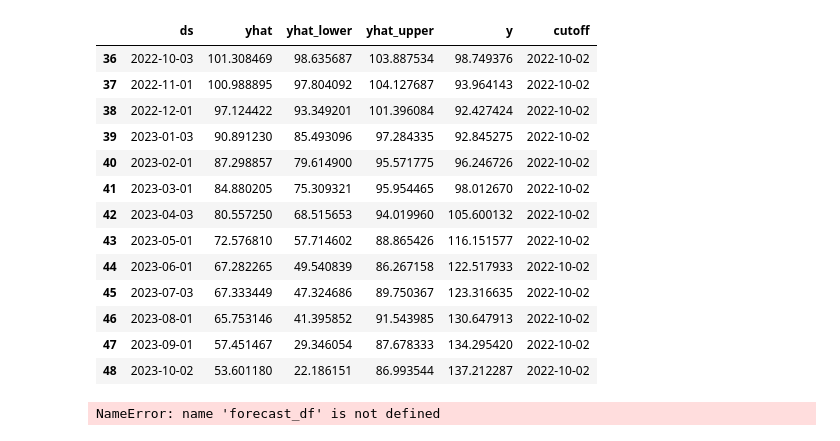
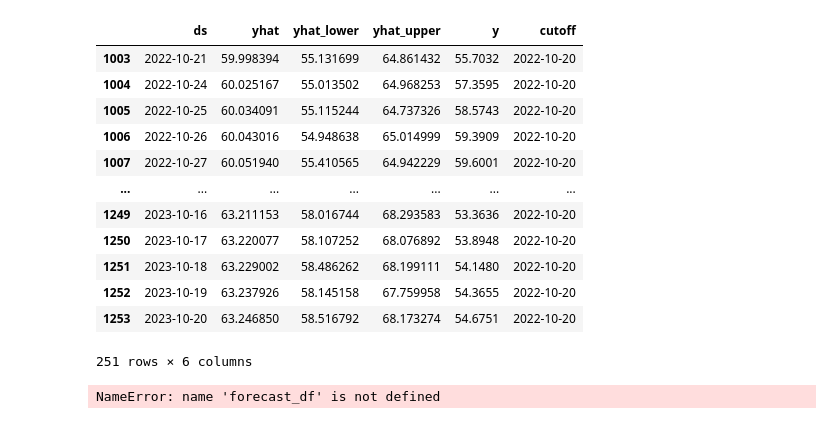
Before and after one commit to evanvolgas/arapbi, a Jupyter notebook: analysis/prophet.ipynb, the cells around one changed output. Cells and saved outputs as stored; diff of their text form; code cells hidden in the pictures.

```diff
--- a/analysis/prophet.ipynb
+++ b/analysis/prophet.ipynb
@@ -27,7 +27,8 @@ logger.setLevel(logging.ERROR)
 def query_ticker_data():
     sql = f"""
         SELECT *
-        FROM `new-life-400922.etl.res_tickers_by_month`
+        FROM `new-life-400922.etl.res_tickers_history`
+        ORDER BY date
     """
     # Run a Standard SQL query with the project set explicitly
     df = pd.read_gbq(sql, project_id=PROJECT_ID, dialect="standard")
@@ -49,7 +50,7 @@ amazon.name = "Amazon"
 alphabet.name = "Alphabet"
 coke.name = "Coca-Cola Co"
 # %%
-TARGET_DF = alphabet
+TARGET_DF = coke
 # %%
 vwap = TARGET_DF['volume_weighted_average_price']
 # %%
@@ -227,20 +232,19 @@ duckdb.sql("select cutoff, count(*) from df_cv group by 1 order by 1").df()
 # %%
-df_cv[df_cv.cutoff=="2022-10-02"]
+df_cv[df_cv.cutoff=="2022-10-20"]
 # %% [output]
 |  | ds | yhat | yhat_lower | yhat_upper | y | cutoff |
-| 36 | 2022-10-03 | 101.308469 | 98.635687 | 103.887534 | 98.749376 | 2022-10-02 |
-| 37 | 2022-11-01 | 100.988895 | 97.804092 | 104.127687 | 93.964143 | 2022-10-02 |
-| 38 | 2022-12-01 | 97.124422 | 93.349201 | 101.396084 | 92.427424 | 2022-10-02 |
-| 39 | 2023-01-03 | 90.891230 | 85.493096 | 97.284335 | 92.845275 | 2022-10-02 |
-| 40 | 2023-02-01 | 87.298857 | 79.614900 | 95.571775 | 96.246726 | 2022-10-02 |
-| 41 | 2023-03-01 | 84.880205 | 75.309321 | 95.954465 | 98.012670 | 2022-10-02 |
-| 42 | 2023-04-03 | 80.557250 | 68.515653 | 94.019960 | 105.600132 | 2022-10-02 |
-| 43 | 2023-05-01 | 72.576810 | 57.714602 | 88.865426 | 116.151577 | 2022-10-02 |
-| 44 | 2023-06-01 | 67.282265 | 49.540839 | 86.267158 | 122.517933 | 2022-10-02 |
-| 45 | 2023-07-03 | 67.333449 | 47.324686 | 89.750367 | 123.316635 | 2022-10-02 |
-| 46 | 2023-08-01 | 65.753146 | 41.395852 | 91.543985 | 130.647913 | 2022-10-02 |
-| 47 | 2023-09-01 | 57.451467 | 29.346054 | 87.678333 | 134.295420 | 2022-10-02 |
-| 48 | 2023-10-02 | 53.601180 | 22.186151 | 86.993544 | 137.212287 | 2022-10-02 |
+| 1003 | 2022-10-21 | 59.998394 | 55.131699 | 64.861432 | 55.7032 | 2022-10-20 |
+| 1004 | 2022-10-24 | 60.025167 | 55.013502 | 64.968253 | 57.3595 | 2022-10-20 |
+| 1005 | 2022-10-25 | 60.034091 | 55.115244 | 64.737326 | 58.5743 | 2022-10-20 |
+| 1006 | 2022-10-26 | 60.043016 | 54.948638 | 65.014999 | 59.3909 | 2022-10-20 |
+| 1007 | 2022-10-27 | 60.051940 | 55.410565 | 64.942229 | 59.6001 | 2022-10-20 |
+| ... | ... | ... | ... | ... | ... | ... |
+| 1249 | 2023-10-16 | 63.211153 | 58.016744 | 68.293583 | 53.3636 | 2022-10-20 |
+| 1250 | 2023-10-17 | 63.220077 | 58.107252 | 68.076892 | 53.8948 | 2022-10-20 |
+| 1251 | 2023-10-18 | 63.229002 | 58.486262 | 68.199111 | 54.1480 | 2022-10-20 |
+| 1252 | 2023-10-19 | 63.237926 | 58.145158 | 67.759958 | 54.3655 | 2022-10-20 |
+| 1253 | 2023-10-20 | 63.246850 | 58.516792 | 68.173274 | 54.6751 | 2022-10-20 |
+251 rows × 6 columns
 # %%
 def mape( actuals, forecast ):
   x = 0
```
Also changed, not shown: parts of 8 cells of this notebook, 2 other files.
